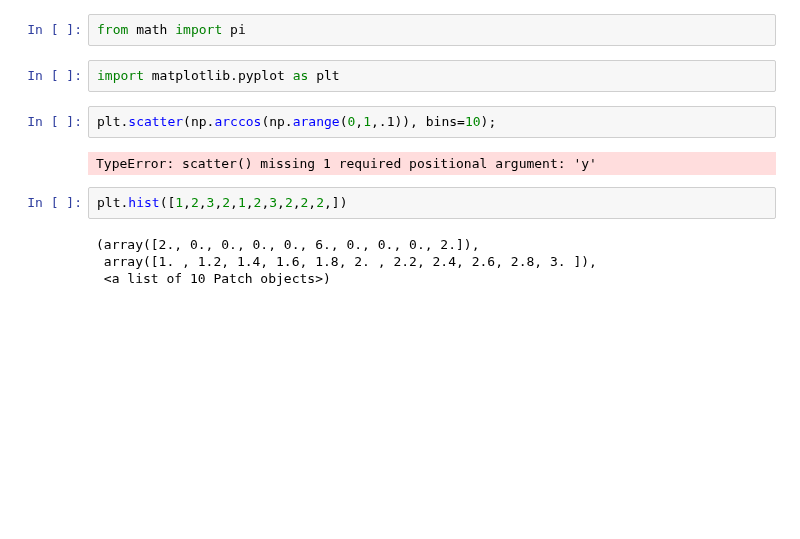
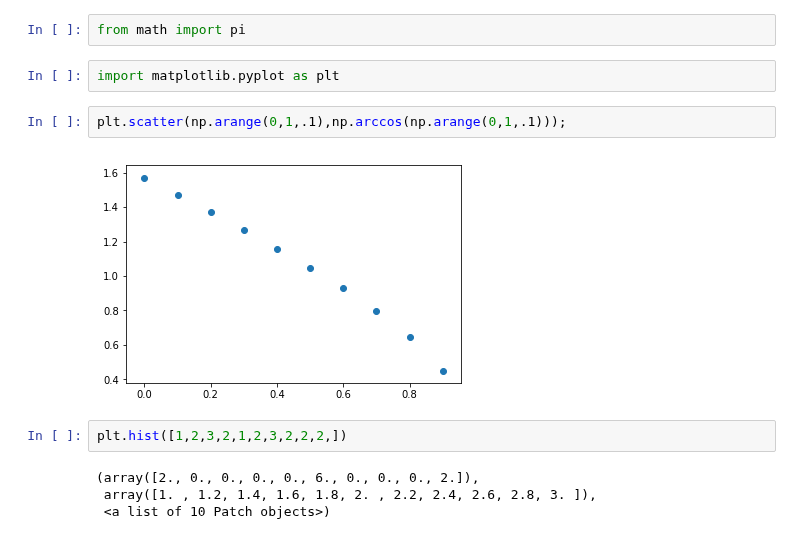
Before and after one commit to MarcSchneider71/dsc-1-09-13-normal-gaussian-distributions-lab-nyc-ds-career-012819, a Jupyter notebook: index.ipynb, the cells around one changed output. Drawn from its saved outputs; the diff is of its cells as text; blank space fills up the shorter version.

```diff
--- a/index.ipynb
+++ b/index.ipynb
@@ -114,9 +114,9 @@ from math import pi
 # %%
 import matplotlib.pyplot as plt
 # %%
-plt.scatter(np.arccos(np.arange(0,1,.1)), bins=10);
+plt.scatter(np.arange(0,1,.1),np.arccos(np.arange(0,1,.1)));
 # %% [output]
-TypeError: scatter() missing 1 required positional argument: 'y'
+[figure, added]
 # %%
 plt.hist([1,2,3,2,1,2,3,2,2,2,])
 # %% [output]
```
